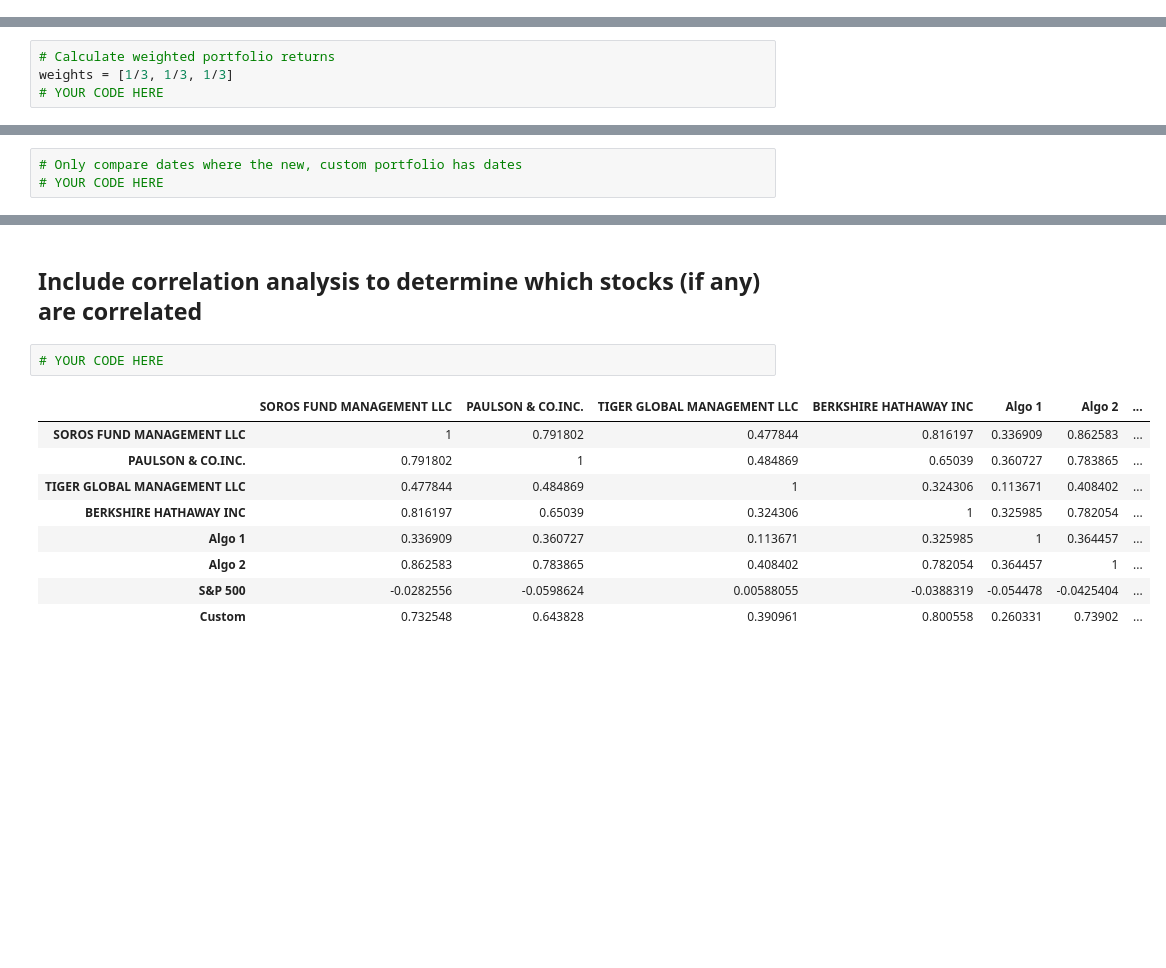
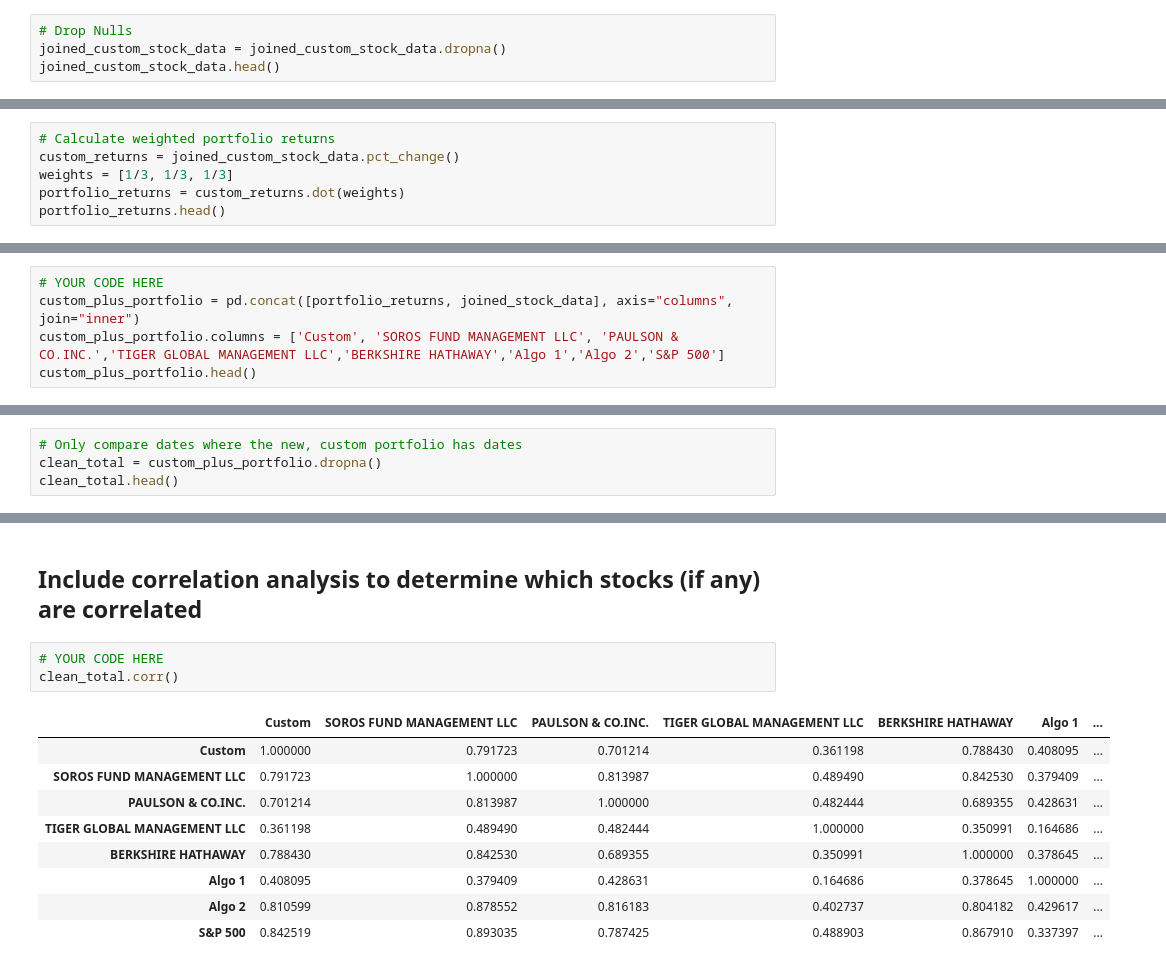
Before and after one commit to marclweimer/stockanalysis, a Jupyter notebook: whale_analysis.ipynb, the cells around one changed output, grey strips where cells are left out. Cells and saved outputs as stored; diff of their text form; blank space fills up the shorter version.

```diff
--- a/whale_analysis.ipynb
+++ b/whale_analysis.ipynb
@@ -474,0 +491,4 @@ In this section, you will build your own portfolio of stocks, calculate the retu
+# %%
+# Drop Nulls
+joined_custom_stock_data = joined_custom_stock_data.dropna()
+joined_custom_stock_data.head()
@@ -476,6 +504,8 @@ In this section, you will build your own portfolio of stocks, calculate the retu
 ## Calculate the weighted returns for the portfolio assuming an equal number of shares for each stock
 # %%
 # Calculate weighted portfolio returns
+custom_returns = joined_custom_stock_data.pct_change()
 weights = [1/3, 1/3, 1/3]
-# YOUR CODE HERE
+portfolio_returns = custom_returns.dot(weights)
+portfolio_returns.head()
 # %% [output]
@@ -500,0 +521,5 @@ dtype: float64
+# %%
+# YOUR CODE HERE
+custom_plus_portfolio = pd.concat([portfolio_returns, joined_stock_data], axis="columns", join="inner")
+custom_plus_portfolio.columns = ['Custom', 'SOROS FUND MANAGEMENT LLC', 'PAULSON & CO.INC.','TIGER GLOBAL MANAGEMENT LLC','BERKSHIRE HATHAWAY','Algo 1','Algo 2','S&P 500']
+custom_plus_portfolio.head()
@@ -501,3 +534,4 @@ dtype: float64
 # %%
 # Only compare dates where the new, custom portfolio has dates
-# YOUR CODE HERE
+clean_total = custom_plus_portfolio.dropna()
+clean_total.head()
@@ -551,13 +596,14 @@ dtype: float64
 ## Include correlation analysis to determine which stocks (if any) are correlated
 # %%
 # YOUR CODE HERE
+clean_total.corr()
 # %% [output]
-|  | SOROS FUND MANAGEMENT LLC | PAULSON & CO.INC. | TIGER GLOBAL MANAGEMENT LLC | BERKSHIRE HATHAWAY INC | Algo 1 | Algo 2 | ... |
-| SOROS FUND MANAGEMENT LLC | 1 | 0.791802 | 0.477844 | 0.816197 | 0.336909 | 0.862583 | ... |
-| PAULSON & CO.INC. | 0.791802 | 1 | 0.484869 | 0.65039 | 0.360727 | 0.783865 | ... |
-| TIGER GLOBAL MANAGEMENT LLC | 0.477844 | 0.484869 | 1 | 0.324306 | 0.113671 | 0.408402 | ... |
-| BERKSHIRE HATHAWAY INC | 0.816197 | 0.65039 | 0.324306 | 1 | 0.325985 | 0.782054 | ... |
-| Algo 1 | 0.336909 | 0.360727 | 0.113671 | 0.325985 | 1 | 0.364457 | ... |
-| Algo 2 | 0.862583 | 0.783865 | 0.408402 | 0.782054 | 0.364457 | 1 | ... |
-| S&P 500 | -0.0282556 | -0.0598624 | 0.00588055 | -0.0388319 | -0.054478 | -0.0425404 | ... |
-| Custom | 0.732548 | 0.643828 | 0.390961 | 0.800558 | 0.260331 | 0.73902 | ... |
+|  | Custom | SOROS FUND MANAGEMENT LLC | PAULSON & CO.INC. | TIGER GLOBAL MANAGEMENT LLC | BERKSHIRE HATHAWAY | Algo 1 | ... |
+| Custom | 1.000000 | 0.791723 | 0.701214 | 0.361198 | 0.788430 | 0.408095 | ... |
+| SOROS FUND MANAGEMENT LLC | 0.791723 | 1.000000 | 0.813987 | 0.489490 | 0.842530 | 0.379409 | ... |
+| PAULSON & CO.INC. | 0.701214 | 0.813987 | 1.000000 | 0.482444 | 0.689355 | 0.428631 | ... |
+| TIGER GLOBAL MANAGEMENT LLC | 0.361198 | 0.489490 | 0.482444 | 1.000000 | 0.350991 | 0.164686 | ... |
+| BERKSHIRE HATHAWAY | 0.788430 | 0.842530 | 0.689355 | 0.350991 | 1.000000 | 0.378645 | ... |
+| Algo 1 | 0.408095 | 0.379409 | 0.428631 | 0.164686 | 0.378645 | 1.000000 | ... |
+| Algo 2 | 0.810599 | 0.878552 | 0.816183 | 0.402737 | 0.804182 | 0.429617 | ... |
+| S&P 500 | 0.842519 | 0.893035 | 0.787425 | 0.488903 | 0.867910 | 0.337397 | ... |
```
Also changed, not shown: parts of 52 cells of this notebook.
